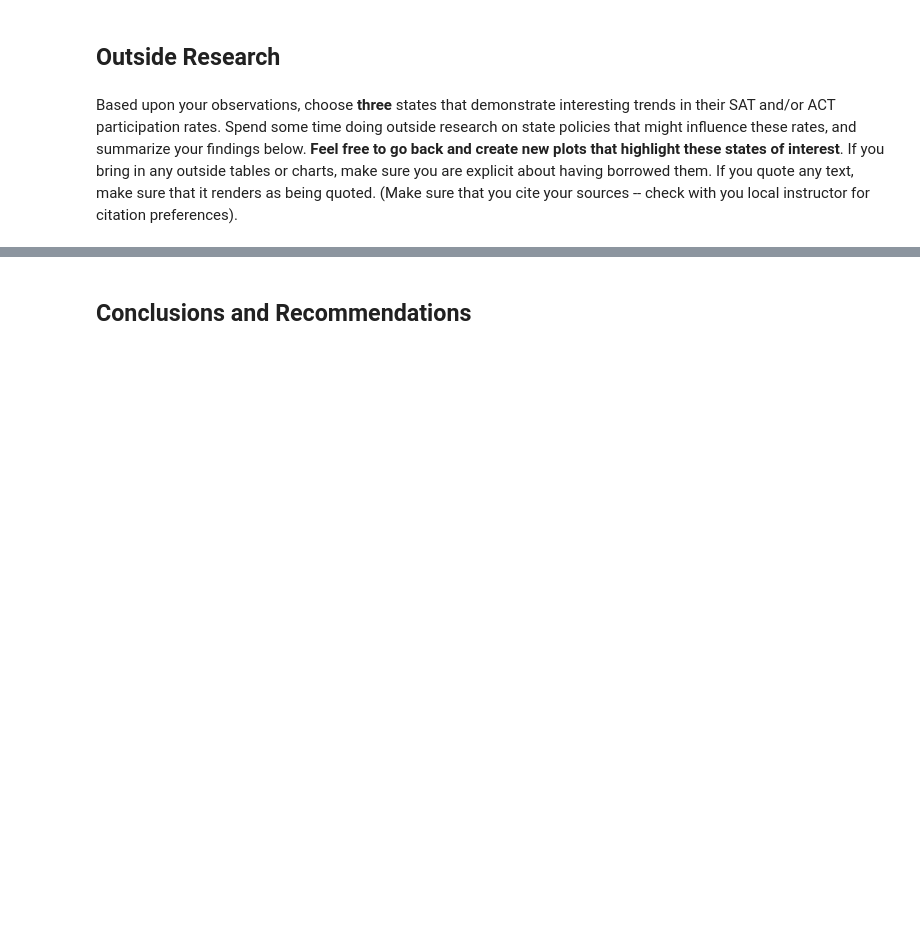
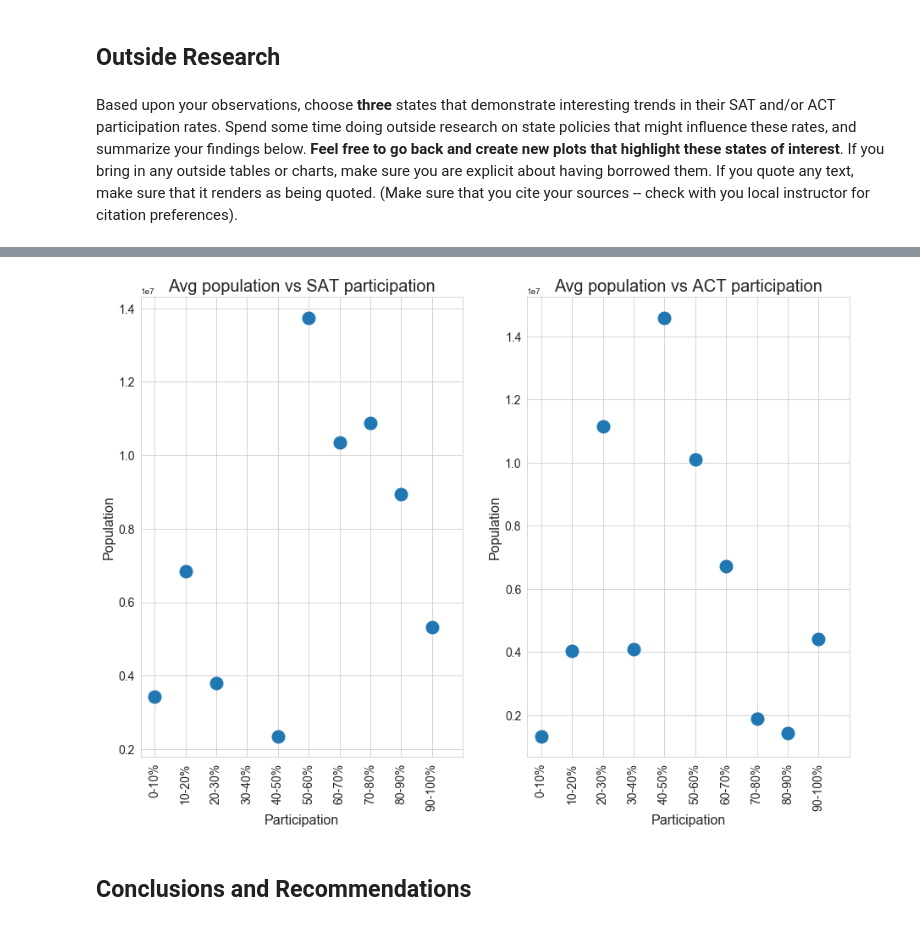
Before and after one commit to sgodfrey66/SAT_ACT_participation, a Jupyter notebook: code/ACT-SAT_Analysis_Steve_Godfrey.ipynb, the cells around one changed output, grey strips where cells are left out. Cells and saved outputs as stored; diff of their text form; code cells hidden in the pictures; blank space fills up the shorter version.

```diff
--- a/code/ACT-SAT_Analysis_Steve_Godfrey.ipynb
+++ b/code/ACT-SAT_Analysis_Steve_Godfrey.ipynb
@@ -1476,3 +1636,17 @@ Based upon your observations, choose **three** states that demonstrate interesti
+# %%
+# Show means for income grouped by participation groups
+graph_data=[]
+graph_data.append(list(inc_df_f.groupby("sat_part_group")["population"].mean()))
+graph_data.append(list(inc_df_f.groupby("act_part_group")["population"].mean()))
+two_lineplot(graph_data,
+             ["Avg population vs SAT participation","Avg population vs ACT participation"],
+             ["Participation","Participation"],
+             ["Population", "Population"],
+             range(0,11),
+             bin_labels,
+             (15,10))
+# %% [output]
+[figure, added]
 # %% [markdown]
 ## Conclusions and Recommendations
 # %% [markdown]
```
Also changed, not shown: parts of 18 cells of this notebook, 4 other files.
